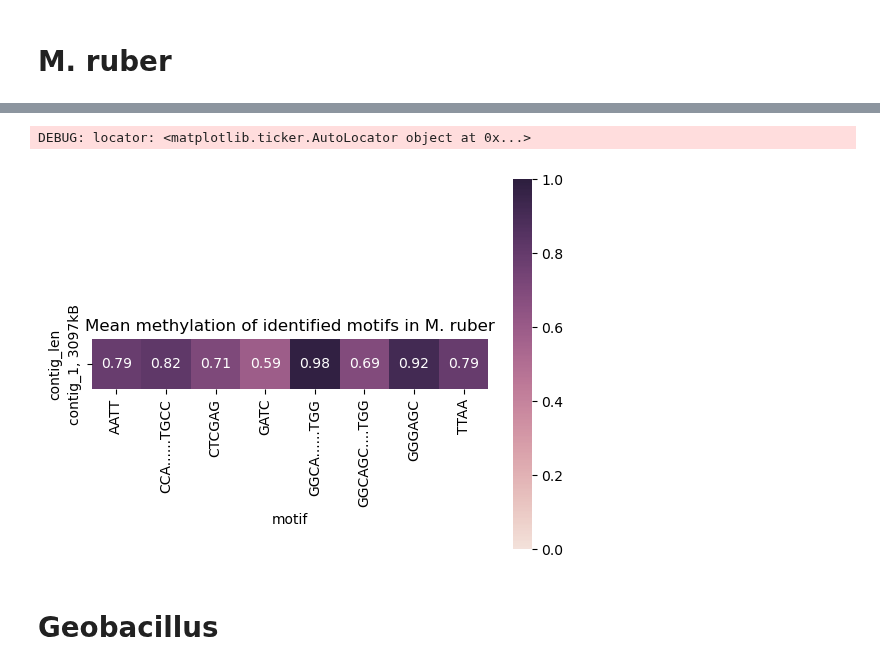
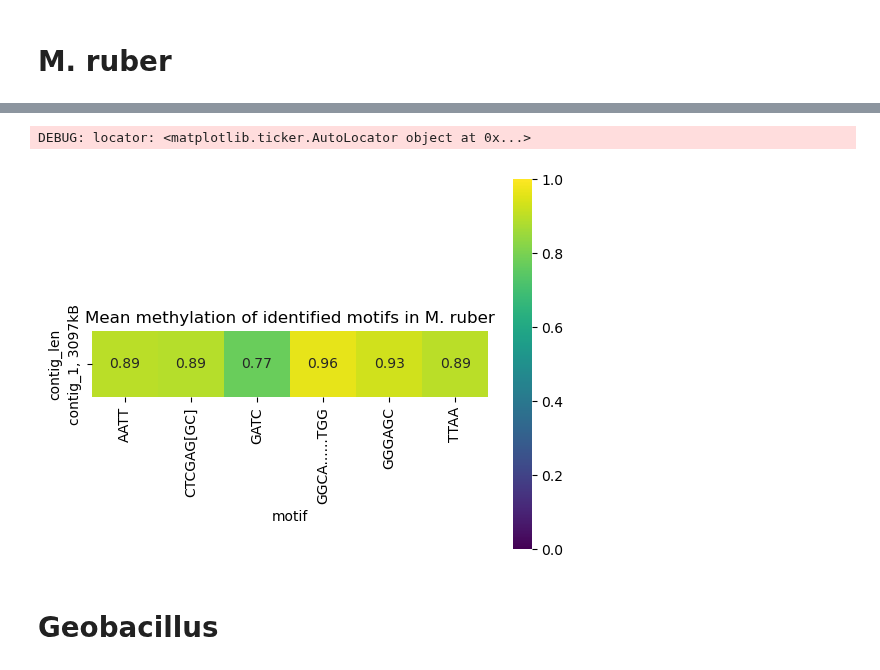
Before and after one commit to MicrobialDarkMatter/nanomotif, a Jupyter notebook: reports/candidate-selection.ipynb, the cells around one changed output, grey strips where cells are left out. Drawn from its saved outputs; the diff is of its cells as text; code cells hidden in the pictures.

Commit message:
Updated filtering

```diff
--- a/reports/candidate-selection.ipynb
+++ b/reports/candidate-selection.ipynb
@@ -221,5 +101,9 @@ DEBUG: locator: <matplotlib.ticker.AutoLocator object at 0x...>
 mr_assembly = nm.load_assembly("../data/mruber/assembly.polished.fasta")
 mr_pileup = nm.load_pileup("../data/mruber/modkit.pileup.bed")
 # %%
-mr_motifs = nm.evaluate.process_sample(mr_assembly, mr_pileup.pileup, min_cdf_score = 0.2, min_read_methylation_fraction = 0.85)
+mr_motifs = nm.evaluate.process_sample(mr_assembly, mr_pileup.pileup.filter(pl.col("mod_type")=="a"),
+    min_read_methylation_fraction = 0.80,
+    min_valid_coverage = 10,
+    min_kl_divergence = 0.2
+    )
 # %% [output]
@@ -257,17 +127,17 @@ shape: (8, 7)
 # %%
 mr_motifs_plot = mr_motifs \
     .with_columns([
         pl.col("model").apply(lambda model: model.mean()).alias("mean"),
         pl.col("contig").apply(lambda contig: f"{contig}, {len(mr_assembly.assembly[contig])/ 1e3:.0f}kB").alias("contig_len"),
     ]).sort("motif", descending = True)
 cmap = sns.cubehelix_palette(as_cmap=True, light=.9)
 heatmap = sns.heatmap(mr_motifs_plot.to_pandas().pivot(values = "mean", index = "contig_len", columns = "motif"),
-                      cmap = cmap, square=True, vmin = 0, vmax = 1, annot = True);
+                      cmap = "viridis", square=True, vmin = 0, vmax = 1, annot = True);
 heatmap.set_facecolor('lightgray');
 plt.title("Mean methylation of identified motifs in M. ruber");
 # %% [output]
 DEBUG: locator: <matplotlib.ticker.AutoLocator object at 0x...>
-[figure, old version]
+[figure, new version]
 # %% [markdown]
 # Geobacillus
 # %%
```
Also changed, not shown: parts of 47 cells of this notebook, 24 other files.
